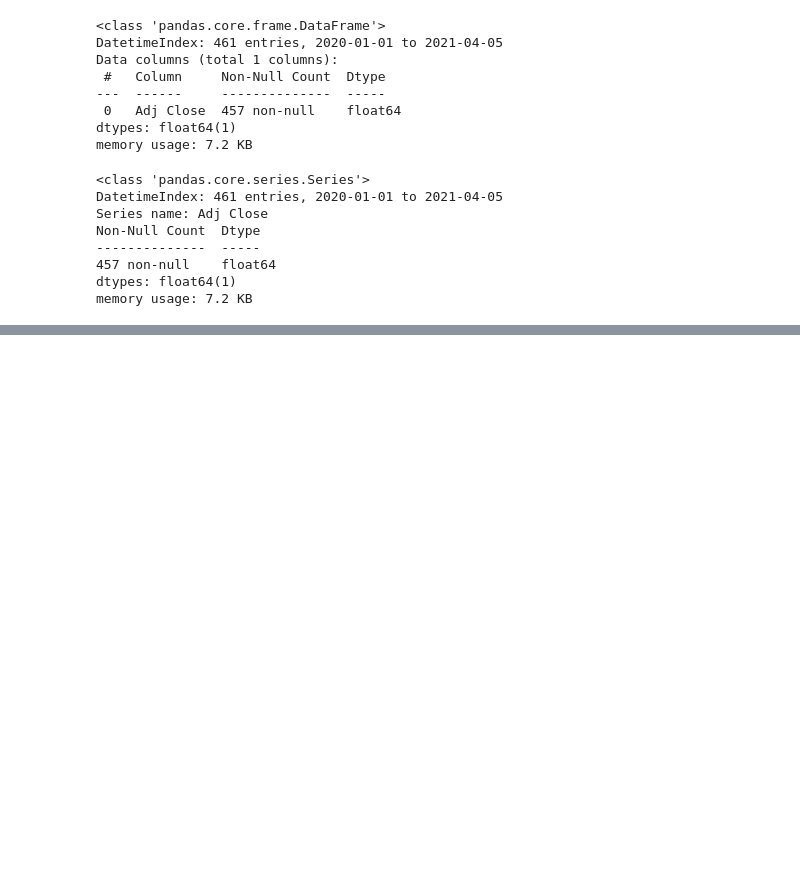
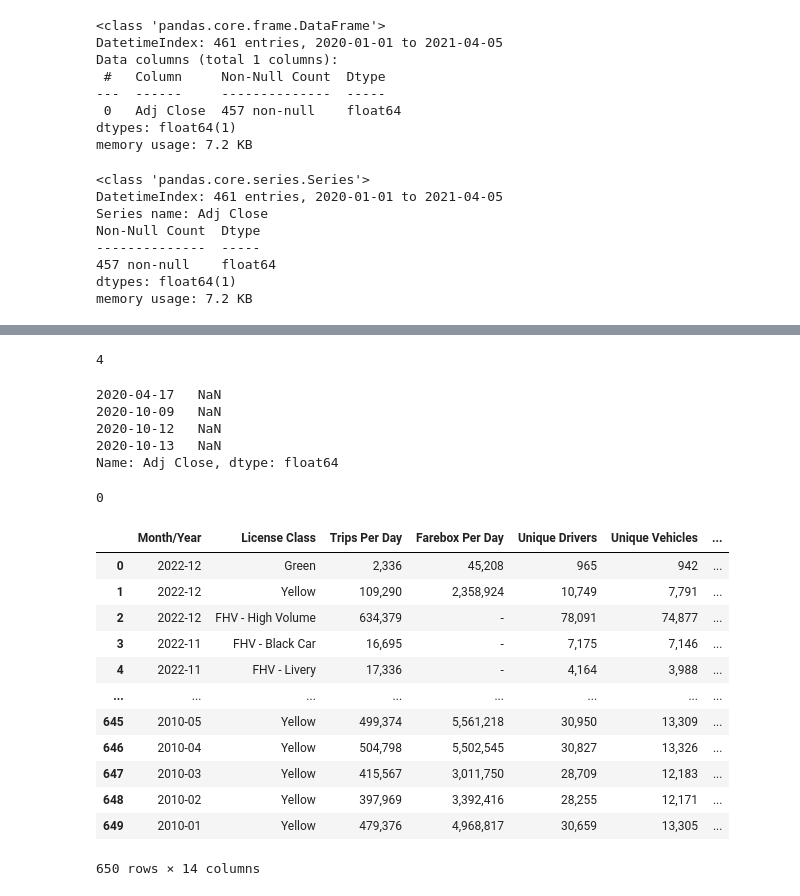
Before and after one commit to cenkt/EffectivePandasBook, a Jupyter notebook: timeseriesP.ipynb, the cells around one changed output, grey strips where cells are left out. Drawn from its saved outputs; the diff is of its cells as text; code cells hidden in the pictures; blank space fills up the shorter version.

```diff
--- a/timeseriesP.ipynb
+++ b/timeseriesP.ipynb
@@ -66 +77,35 @@ s
 Name: Adj Close, Length: 461, dtype: float64
+# %%
+bitcoin["Adj Close"].isnull().sum()
+# %% [output]
+4
+# %%
+bitcoin["Adj Close"][bitcoin["Adj Close"].isnull()]
+# %% [output]
+2020-04-17   NaN
+2020-10-09   NaN
+2020-10-12   NaN
+2020-10-13   NaN
+Name: Adj Close, dtype: float64
+# %%
+bit_coin = pd.read_csv("BTC-USD.csv", parse_dates=['Date'], index_col="Date")
+bit_coin["Adj Close"].isnull().sum()
+# %% [output]
+0
+# %%
+NYCabRaw = pd.read_csv("data_reports_monthly.csv") #, parse_dates=['Date'], index_col="Date")
+NYCabRaw
+# %% [output]
+|  | Month/Year | License Class | Trips Per Day | Farebox Per Day | Unique Drivers | Unique Vehicles | ... |
+| 0 | 2022-12 | Green | 2,336 | 45,208 | 965 | 942 | ... |
+| 1 | 2022-12 | Yellow | 109,290 | 2,358,924 | 10,749 | 7,791 | ... |
+| 2 | 2022-12 | FHV - High Volume | 634,379 | - | 78,091 | 74,877 | ... |
+| 3 | 2022-11 | FHV - Black Car | 16,695 | - | 7,175 | 7,146 | ... |
+| 4 | 2022-11 | FHV - Livery | 17,336 | - | 4,164 | 3,988 | ... |
+| ... | ... | ... | ... | ... | ... | ... | ... |
+| 645 | 2010-05 | Yellow | 499,374 | 5,561,218 | 30,950 | 13,309 | ... |
+| 646 | 2010-04 | Yellow | 504,798 | 5,502,545 | 30,827 | 13,326 | ... |
+| 647 | 2010-03 | Yellow | 415,567 | 3,011,750 | 28,709 | 12,183 | ... |
+| 648 | 2010-02 | Yellow | 397,969 | 3,392,416 | 28,255 | 12,171 | ... |
+| 649 | 2010-01 | Yellow | 479,376 | 4,968,817 | 30,659 | 13,305 | ... |
+650 rows × 14 columns
```
Also changed, not shown: parts of 8 cells of this notebook, 2 other files.
